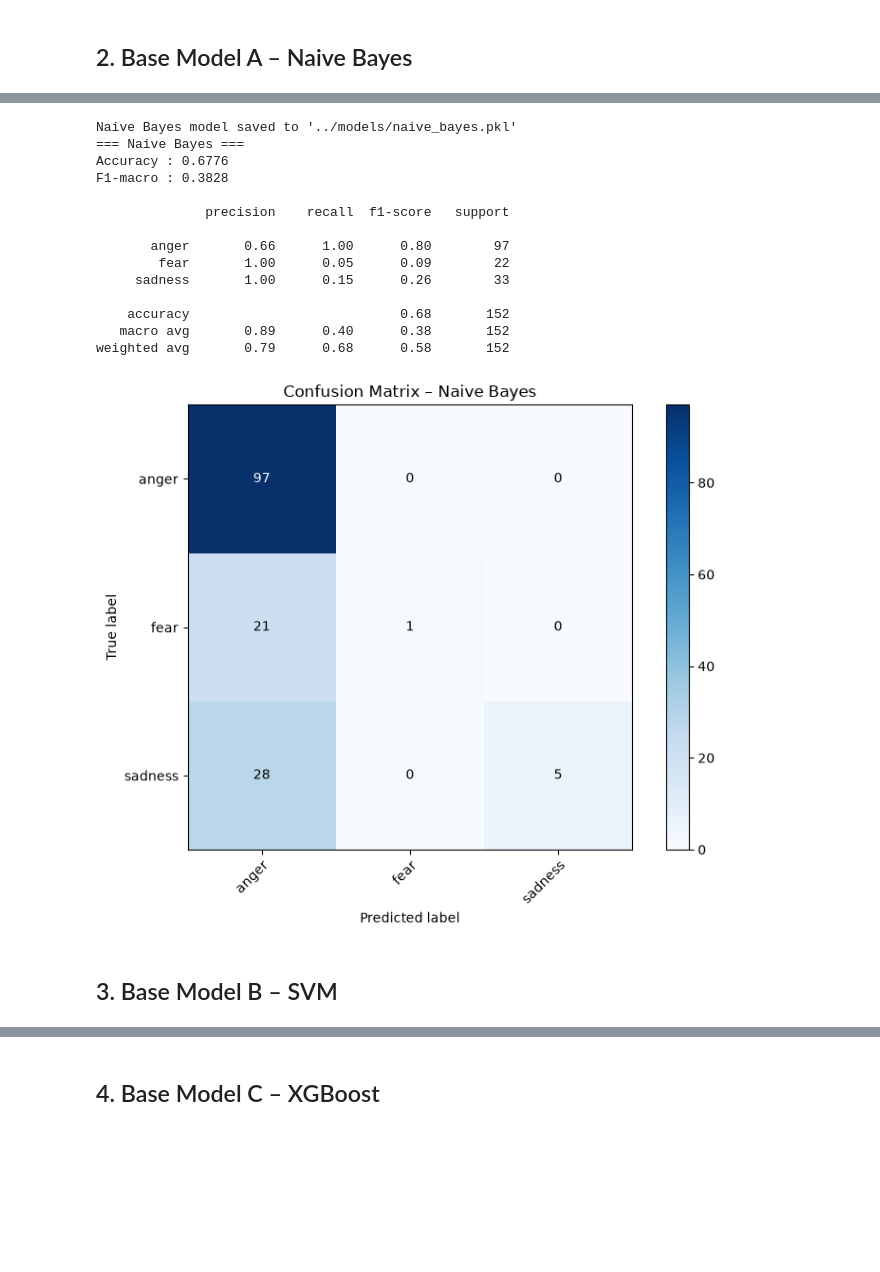
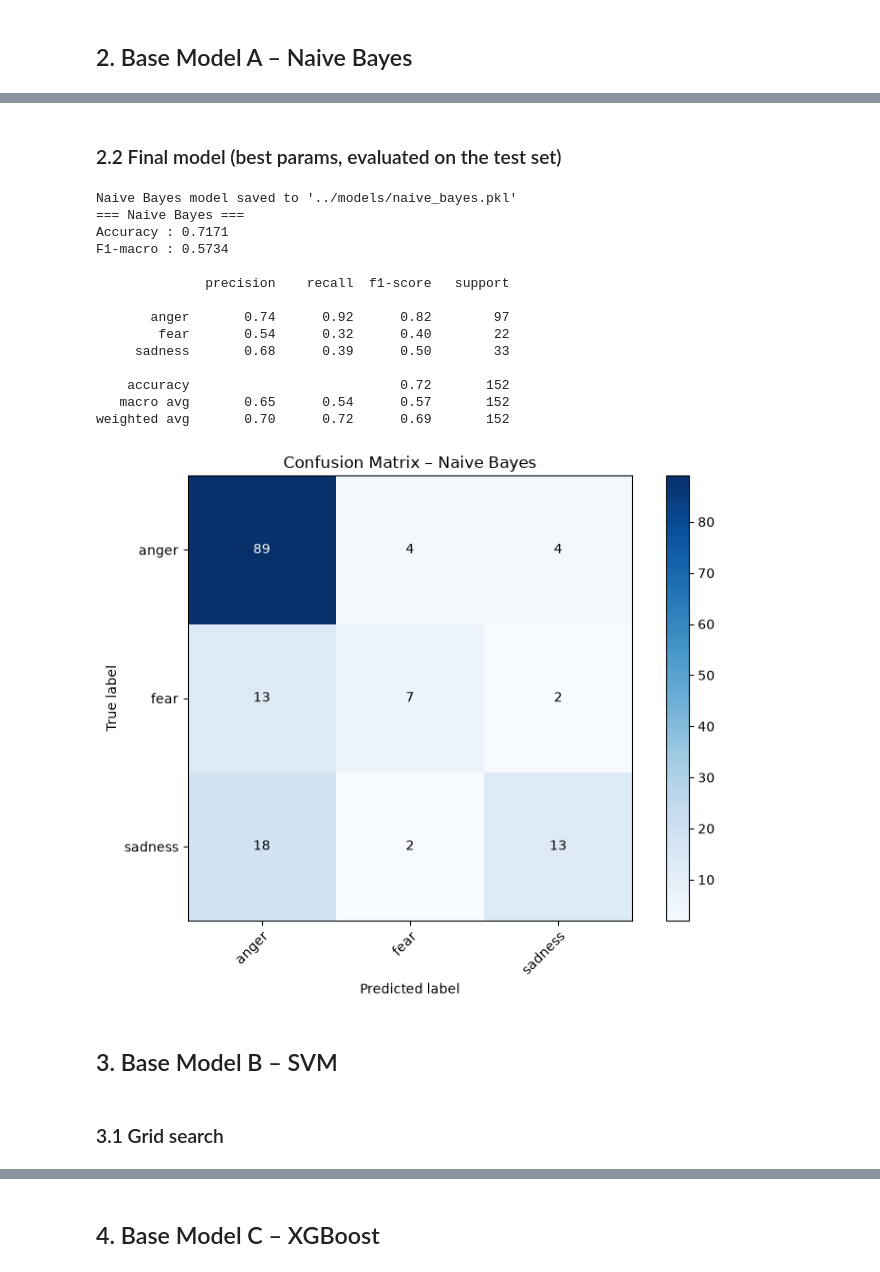
Before and after one commit to WilsonnnTan/ML, a Jupyter notebook: notebooks/model.ipynb, the cells around one changed output, grey strips where cells are left out. Saved outputs shown, nothing was run; the diff lists cells and outputs as text; code cells hidden in the pictures; blank space fills up the shorter version.

Commit message:
up trained model with no hyperparam tuning (v2)

```diff
--- a/notebooks/model.ipynb
+++ b/notebooks/model.ipynb
@@ -180,0 +257,16 @@ plt.tight_layout(); save_fig("top_words_per_class"); plt.show()
+# %%
+from sklearn.naive_bayes import MultinomialNB
+
+def _nb_base():
+    return Pipeline([
+        ("tfidf", TfidfVectorizer(ngram_range=(1, 2), min_df=2, sublinear_tf=True)),
+        ("clf",   MultinomialNB(alpha=0.5)),
+    ])
+
+NB_GRID = {
+    "tfidf__ngram_range": [(1, 1), (1, 2)],
+    "tfidf__min_df":      [1, 2, 3, 5],
+    "clf__alpha":         [0.05, 0.1, 0.3, 0.5, 1.0, 2.0],
+    "clf__fit_prior":     [True, False],     # False = uniform class prior (helps minority classes)
+}
+gs_nb = run_grid_search("nb", "Naive Bayes", _nb_base(), NB_GRID)
@@ -181,41 +283,39 @@ plt.tight_layout(); save_fig("top_words_per_class"); plt.show()
+# %% [markdown]
+### 2.2 Final model (best params, evaluated on the test set)
 # %%
 import joblib
-from sklearn.pipeline import Pipeline
-from sklearn.feature_extraction.text import TfidfVectorizer
-from sklearn.naive_bayes import MultinomialNB
 
 def make_nb():
-    return Pipeline([
-        ("tfidf", TfidfVectorizer(ngram_range=(1, 2), min_df=2, sublinear_tf=True)),
-        ("clf",   MultinomialNB(alpha=0.5)),
-    ])
+    return apply_best(_nb_base(), "nb")     # tuned params from the grid search above
 
 nb_model = make_nb()
 nb_model.fit(X_train, y_train)
 
 y_pred_nb = nb_model.predict(X_test)
 
 # Save
 nb_path = os.path.join(MODELS_DIR, "naive_bayes.pkl")
 joblib.dump(nb_model, nb_path)
 print(f"Naive Bayes model saved to '{nb_path}'")
 
 evaluate("Naive Bayes", y_test, y_pred_nb)
 # %% [output]
 Naive Bayes model saved to '../models/naive_bayes.pkl'
 === Naive Bayes ===
-Accuracy : 0.6776
-F1-macro : 0.3828
+Accuracy : 0.7171
+F1-macro : 0.5734
 
               precision    recall  f1-score   support
 
-       anger       0.66      1.00      0.80        97
-        fear       1.00      0.05      0.09        22
-     sadness       1.00      0.15      0.26        33
+       anger       0.74      0.92      0.82        97
+        fear       0.54      0.32      0.40        22
+     sadness       0.68      0.39      0.50        33
 
-    accuracy                           0.68       152
-   macro avg       0.89      0.40      0.38       152
-weighted avg       0.79      0.68      0.58       152
+    accuracy                           0.72       152
+   macro avg       0.65      0.54      0.57       152
+weighted avg       0.70      0.72      0.69       152
-[figure, old version]
+[figure, new version]
 # %% [markdown]
 ## 3. Base Model B – SVM
+# %% [markdown]
+### 3.1 Grid search
```
Also changed, not shown: parts of 26 cells of this notebook, 13 other files.
